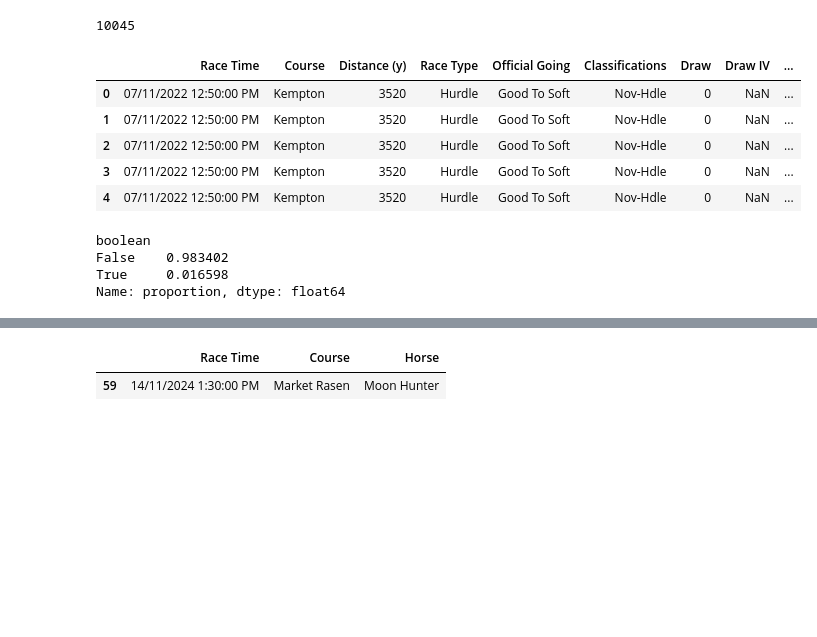
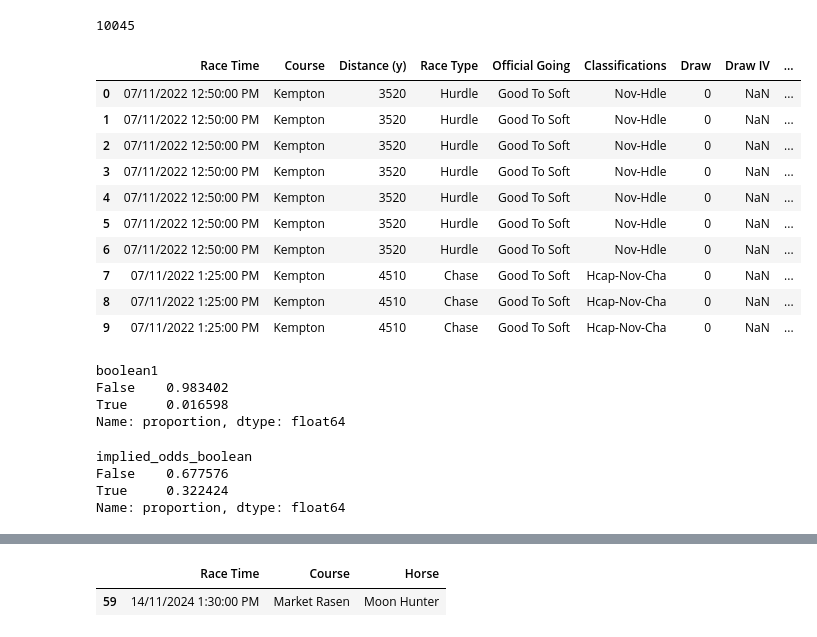
Before and after one commit to andrewbarwise/horse_trading, a Jupyter notebook: notebooks/jumps.ipynb, the cells around one changed output, grey strips where cells are left out. Drawn from its saved outputs; the diff is of its cells as text; code cells hidden in the pictures; blank space fills up the shorter version.

```diff
--- a/notebooks/jumps.ipynb
+++ b/notebooks/jumps.ipynb
@@ -52,5 +58,12 @@ df['morning_price_rank'] = (
     .rank(method='min', ascending=True)
 )
 
-df[['Race Time','BF Decimal SP', 'odds_rank', 'morning_price_rank']].head(10)
+df['implied_probs'] = 1 / df['BF Decimal SP']
+
+df['implied_probs_rank'] = (
+    df.groupby(['Race Time', 'Course'])['implied_probs']
+    .rank(method='min', ascending=False)
+)
+
+df[['Race Time','BF Decimal SP', 'odds_rank', 'morning_price_rank', 'implied_probs', 'implied_probs_rank']].head(10)
 # %% [output]
@@ -154,15 +172,22 @@ len(winners)
 # %% [output]
 10045
 # %%
-df['boolean'] = (df['morning_price_rank'] <=3) & (df['OR Rank'] <=3) & (df['Main Rank'] <=3) & (df['Pace Rating Rank'] <=3) & (df['TrnJky Stats'] > 80) & (df["Today's Going Wins"] > 1)
+df['boolean1'] = (df['morning_price_rank'] <=3) & (df['OR Rank'] <=3) & (df['Main Rank'] <=3) & (df['Pace Rating Rank'] <=3) & (df['TrnJky Stats'] > 80) & (df["Today's Going Wins"] > 1)
 
 
-df.head()
+df['implied_odds_boolean'] = df['implied_probs_rank'] <= 3
+
+df.head(10)
 # %% [output]
 |  | Race Time | Course | Distance (y) | Race Type | Official Going | Classifications | Draw | Draw IV | ... |
 | 0 | 07/11/2022 12:50:00 PM | Kempton | 3520 | Hurdle | Good To Soft | Nov-Hdle | 0 | NaN | ... |
 | 1 | 07/11/2022 12:50:00 PM | Kempton | 3520 | Hurdle | Good To Soft | Nov-Hdle | 0 | NaN | ... |
 | 2 | 07/11/2022 12:50:00 PM | Kempton | 3520 | Hurdle | Good To Soft | Nov-Hdle | 0 | NaN | ... |
 | 3 | 07/11/2022 12:50:00 PM | Kempton | 3520 | Hurdle | Good To Soft | Nov-Hdle | 0 | NaN | ... |
 | 4 | 07/11/2022 12:50:00 PM | Kempton | 3520 | Hurdle | Good To Soft | Nov-Hdle | 0 | NaN | ... |
+| 5 | 07/11/2022 12:50:00 PM | Kempton | 3520 | Hurdle | Good To Soft | Nov-Hdle | 0 | NaN | ... |
+| 6 | 07/11/2022 12:50:00 PM | Kempton | 3520 | Hurdle | Good To Soft | Nov-Hdle | 0 | NaN | ... |
+| 7 | 07/11/2022 1:25:00 PM | Kempton | 4510 | Chase | Good To Soft | Hcap-Nov-Cha | 0 | NaN | ... |
+| 8 | 07/11/2022 1:25:00 PM | Kempton | 4510 | Chase | Good To Soft | Hcap-Nov-Cha | 0 | NaN | ... |
+| 9 | 07/11/2022 1:25:00 PM | Kempton | 4510 | Chase | Good To Soft | Hcap-Nov-Cha | 0 | NaN | ... |
 # %%
@@ -170,9 +197,17 @@ df['matching'] = df['Won (1=Won, 0=Lost)'] == df['boolean'].astype(int)
 # %%
-boolean_prop = calculate_proportions(df, 'boolean')
+boolean_prop = calculate_proportions(df, 'boolean1')
 boolean_prop
 # %% [output]
-boolean
+boolean1
 False    0.983402
 True     0.016598
 Name: proportion, dtype: float64
+# %%
+boolean_prop_implied = calculate_proportions(df, 'implied_odds_boolean')
+boolean_prop_implied
+# %% [output]
+implied_odds_boolean
+False    0.677576
+True     0.322424
+Name: proportion, dtype: float64
 # %%
```
Also changed, not shown: parts of 8 cells of this notebook, 6 other files.
